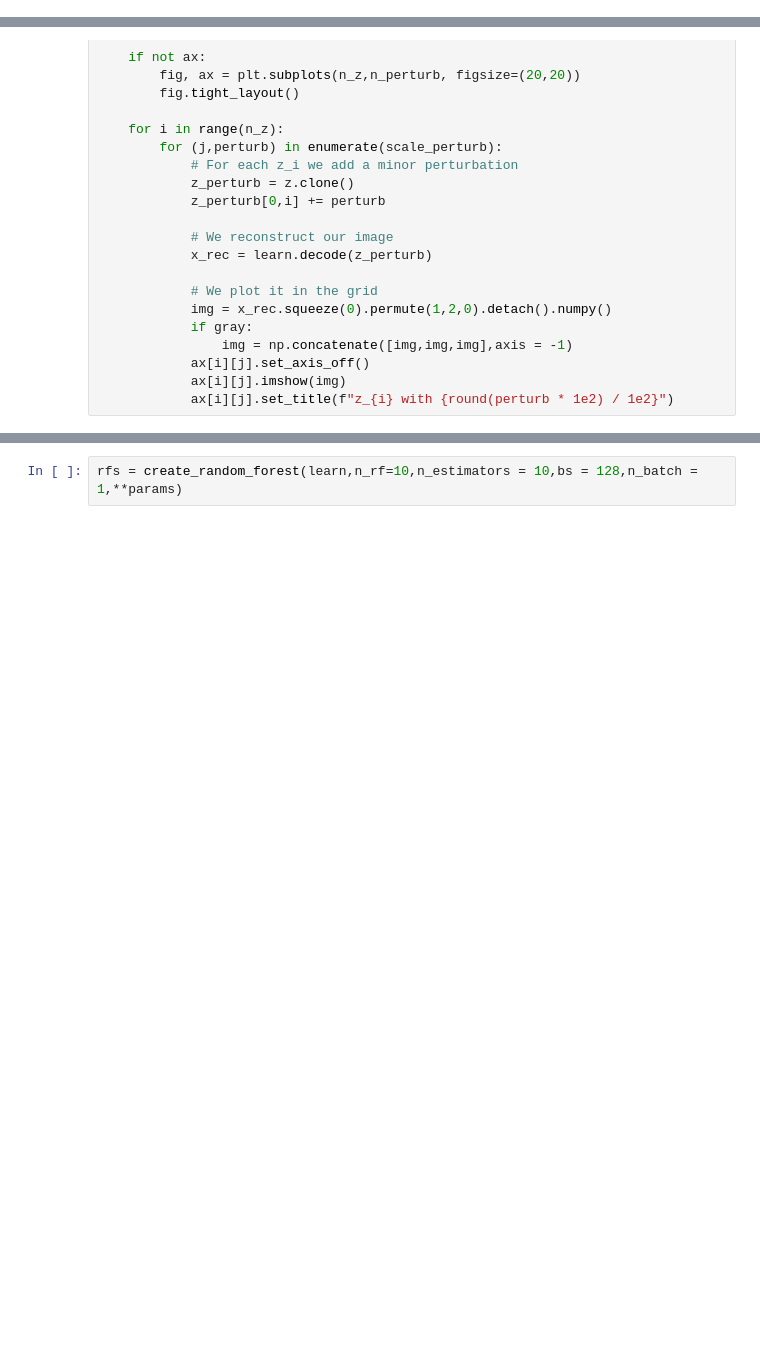
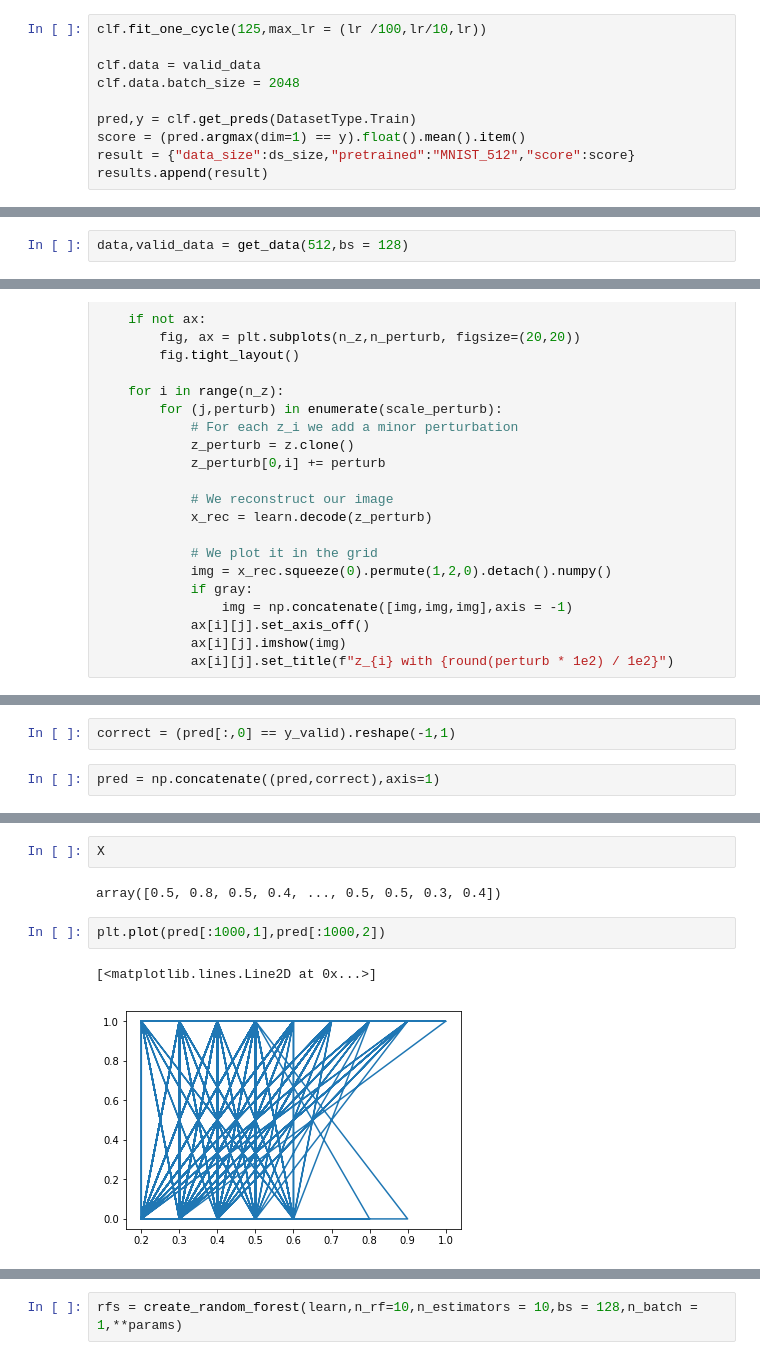
Before and after one commit to dhuynh95/fastai_autoencoder, a Jupyter notebook: MNIST.ipynb, the cells around one changed output, grey strips where cells are left out. Drawn from its saved outputs; the diff is of its cells as text; blank space fills up the shorter version.

```diff
--- a/MNIST.ipynb
+++ b/MNIST.ipynb
@@ -468,0 +383,10 @@ Image (3, 64, 64),Image (3, 64, 64),Image (3, 64, 64),Image (3, 64, 64),Image (3
+# %%
+clf.fit_one_cycle(125,max_lr = (lr /100,lr/10,lr))
+
+clf.data = valid_data
+clf.data.batch_size = 2048
+
+pred,y = clf.get_preds(DatasetType.Train)
+score = (pred.argmax(dim=1) == y).float().mean().item()
+result = {"data_size":ds_size,"pretrained":"MNIST_512","score":score}
+results.append(result)
@@ -468,0 +465,2 @@ Image (3, 64, 64),Image (3, 64, 64),Image (3, 64, 64),Image (3, 64, 64),Image (3
+# %%
+data,valid_data = get_data(512,bs = 128)
@@ -546,0 +693,4 @@ def compute_score(y_pred,y_valid):
+# %%
+correct = (pred[:,0] == y_valid).reshape(-1,1)
+# %%
+pred = np.concatenate((pred,correct),axis=1)
@@ -546,0 +724,9 @@ def compute_score(y_pred,y_valid):
+# %%
+X
+# %% [output]
+array([0.5, 0.8, 0.5, 0.4, ..., 0.5, 0.5, 0.3, 0.4])
+# %%
+plt.plot(pred[:1000,1],pred[:1000,2])
+# %% [output]
+[<matplotlib.lines.Line2D at 0x...>]
+[figure, added]
```
Also changed, not shown: parts of 71 cells of this notebook, 20 other files.
